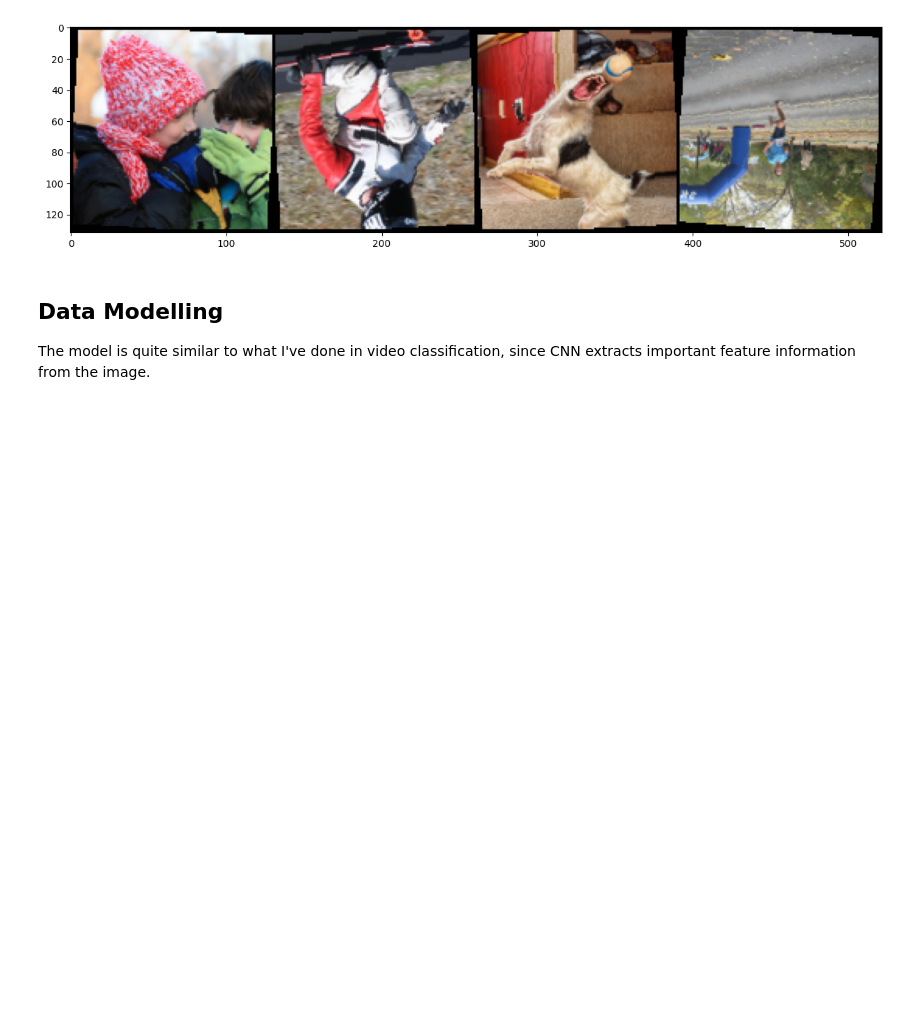
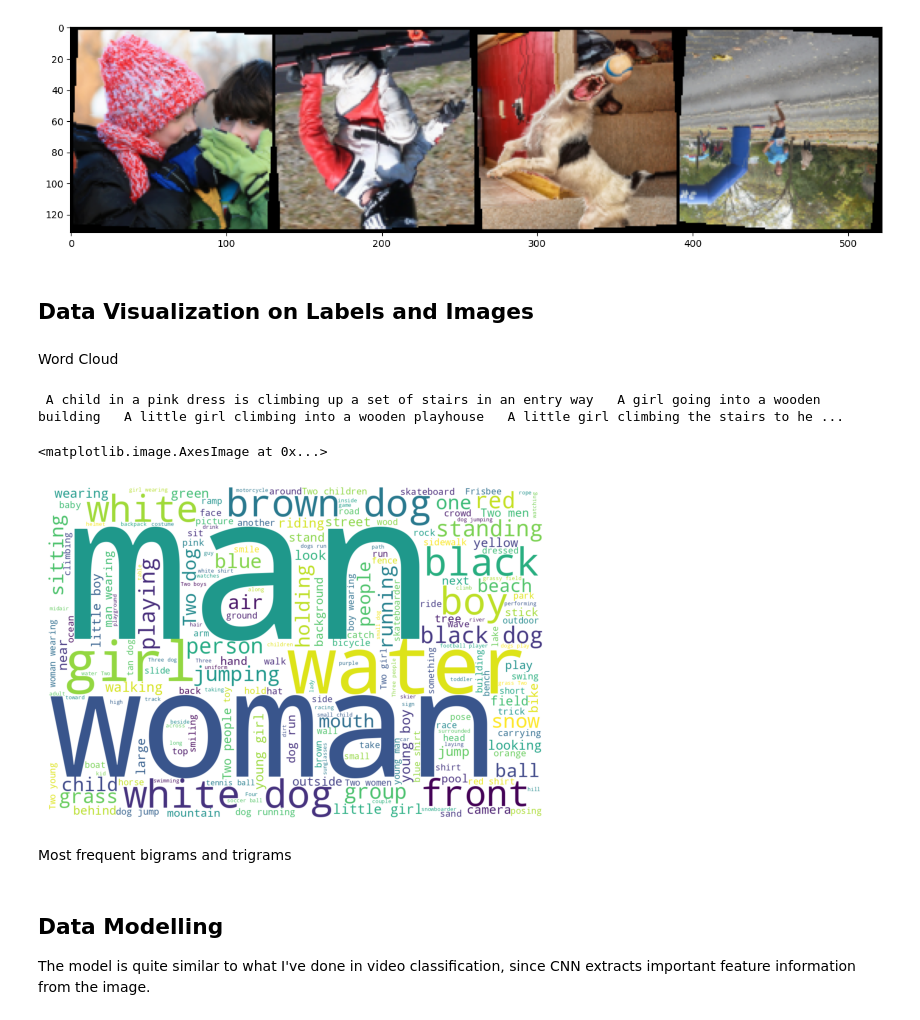
Before and after one commit to anthonycreates2000/Image-Captioning-with-Flickr30-Dataset, a Jupyter notebook: Image_Captioning_Computer_Vision_with_Flickr8K_Dataset.ipynb, the cells around one changed output. Cells and saved outputs as stored; diff of their text form; code cells hidden in the pictures; blank space fills up the shorter version.

Commit message:
Added word cloud visualization.

```diff
--- a/Image_Captioning_Computer_Vision_with_Flickr8K_Dataset.ipynb
+++ b/Image_Captioning_Computer_Vision_with_Flickr8K_Dataset.ipynb
@@ -244,6 +245,36 @@ visualize_dataloader(flickr_val_dataloader, "Validation Transformed Image")
 # %% [output]
 [figure]
 [figure]
+# %% [markdown]
+## Data Visualization on Labels and Images
+# %% [markdown]
+Word Cloud
+# %%
+def concatenate_arrays(arrays):
+  """Argument can be a matrix or a set of arrays.
+
+  This combines a set of arrays into a single array/ matrix."""
+  return sum(arrays, [])
+
+all_flattened_words = list(image_name_to_labels_dict.values())
+all_flattened_words = concatenate_arrays(all_flattened_words)
+all_flattened_words = " ".join(all_flattened_words)
+
+all_flattened_words = all_flattened_words.replace("<START>", "")
+all_flattened_words = all_flattened_words.replace("<END>", "")
+
+print(all_flattened_words)
+word_cloud_plotting = WordCloud(width = 1200, height = 800, background_color = "white", random_state = 100)
+word_cloud_plotting.generate(all_flattened_words)
+
+plt.axis("off")
+plt.imshow(word_cloud_plotting)
+# %% [output]
+ A child in a pink dress is climbing up a set of stairs in an entry way   A girl going into a wooden building   A little girl climbing into a wooden playhouse   A little girl climbing the stairs to he ...
+<matplotlib.image.AxesImage at 0x...>
+[figure, added]
+# %% [markdown]
+Most frequent bigrams and trigrams
 # %% [markdown]
 ## Data Modelling
 
```
Also changed, not shown: parts of 1 cell of this notebook.
